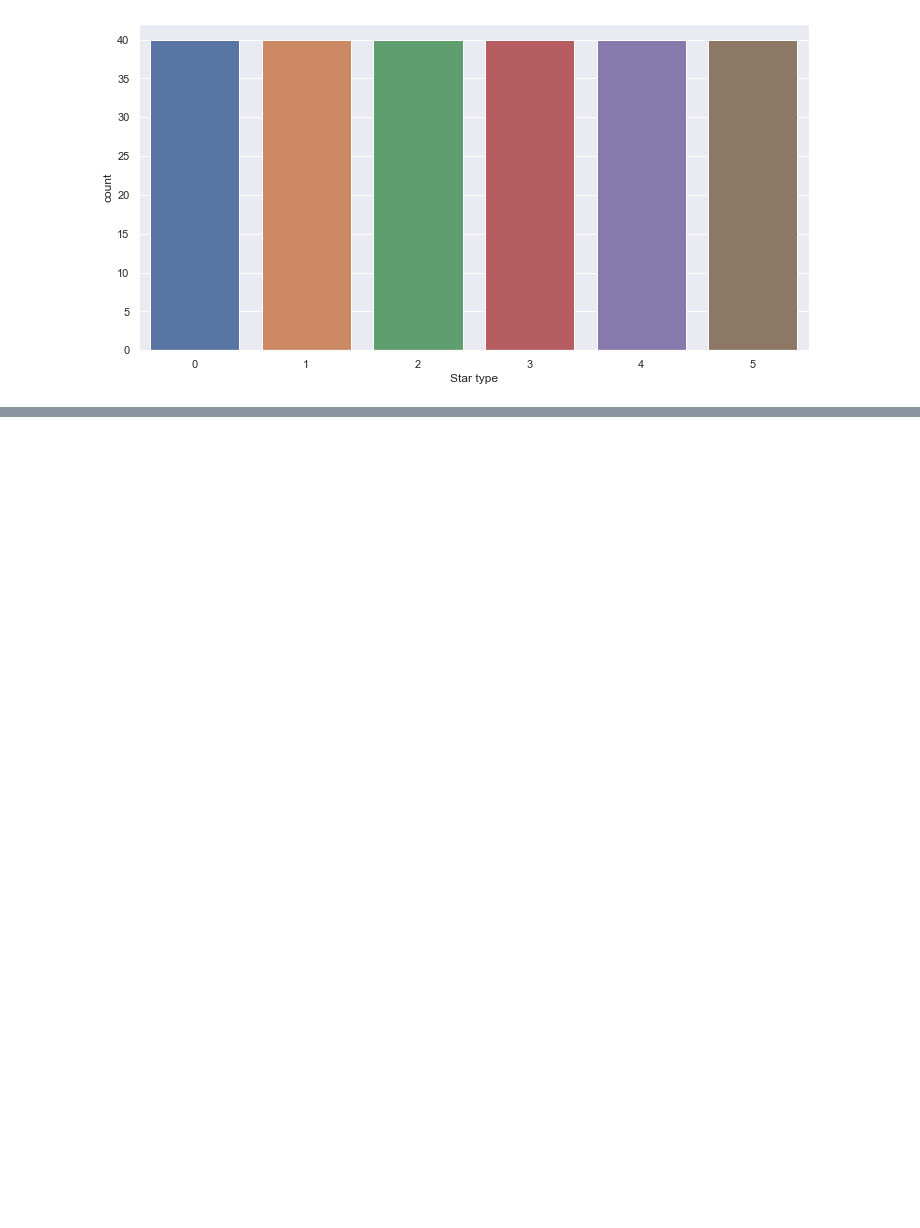
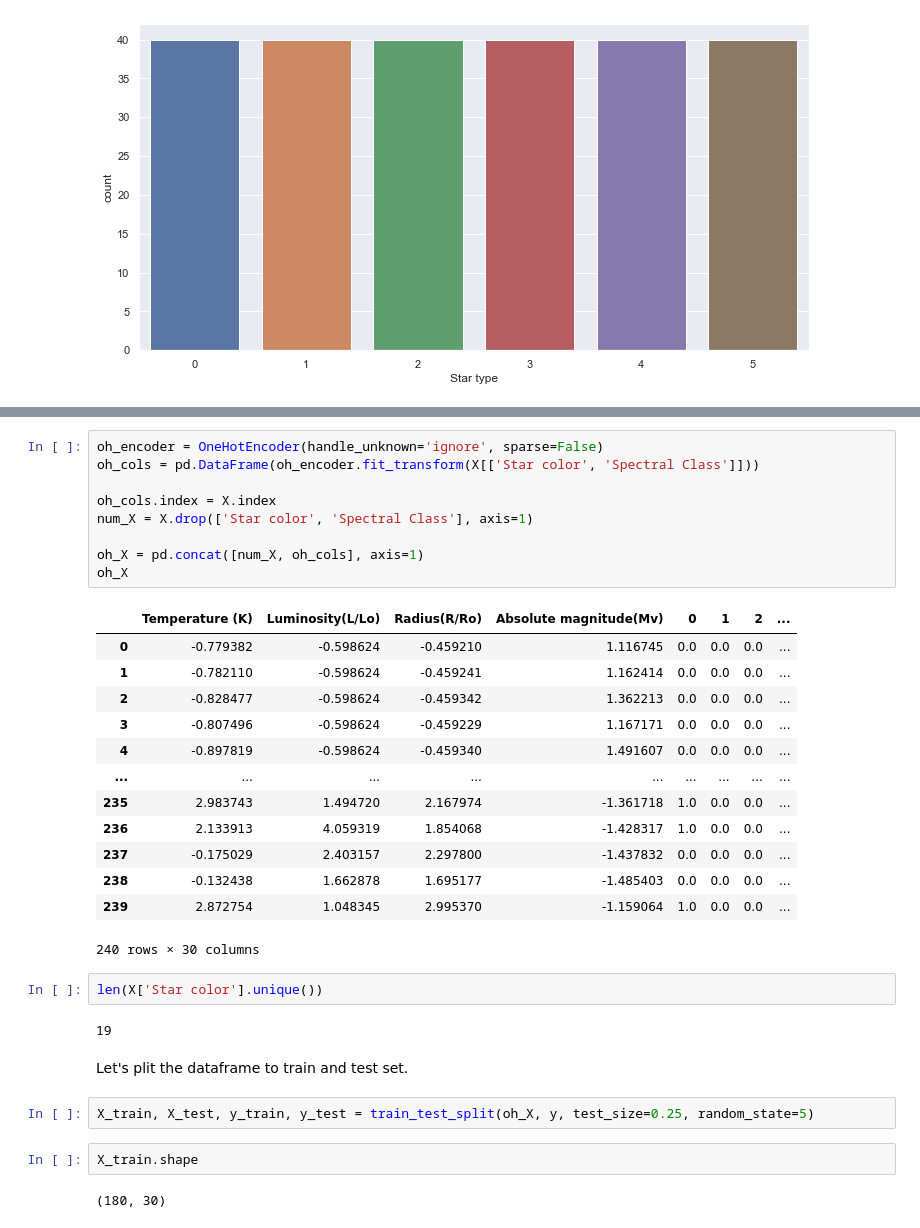
Before and after one commit to BanSolo/Star_types_classification, a Jupyter notebook: notebook/Star type classification notebook.ipynb, the cells around one changed output, grey strips where cells are left out. Drawn from its saved outputs; the diff is of its cells as text; blank space fills up the shorter version.

```diff
--- a/notebook/Star type classification notebook.ipynb
+++ b/notebook/Star type classification notebook.ipynb
@@ -134,0 +156,35 @@ df
+# %%
+oh_encoder = OneHotEncoder(handle_unknown='ignore', sparse=False)
+oh_cols = pd.DataFrame(oh_encoder.fit_transform(X[['Star color', 'Spectral Class']]))
+
+oh_cols.index = X.index
+num_X = X.drop(['Star color', 'Spectral Class'], axis=1)
+
+oh_X = pd.concat([num_X, oh_cols], axis=1)
+oh_X
+# %% [output]
+|  | Temperature (K) | Luminosity(L/Lo) | Radius(R/Ro) | Absolute magnitude(Mv) | 0 | 1 | 2 | ... |
+| 0 | -0.779382 | -0.598624 | -0.459210 | 1.116745 | 0.0 | 0.0 | 0.0 | ... |
+| 1 | -0.782110 | -0.598624 | -0.459241 | 1.162414 | 0.0 | 0.0 | 0.0 | ... |
+| 2 | -0.828477 | -0.598624 | -0.459342 | 1.362213 | 0.0 | 0.0 | 0.0 | ... |
+| 3 | -0.807496 | -0.598624 | -0.459229 | 1.167171 | 0.0 | 0.0 | 0.0 | ... |
+| 4 | -0.897819 | -0.598624 | -0.459340 | 1.491607 | 0.0 | 0.0 | 0.0 | ... |
+| ... | ... | ... | ... | ... | ... | ... | ... | ... |
+| 235 | 2.983743 | 1.494720 | 2.167974 | -1.361718 | 1.0 | 0.0 | 0.0 | ... |
+| 236 | 2.133913 | 4.059319 | 1.854068 | -1.428317 | 1.0 | 0.0 | 0.0 | ... |
+| 237 | -0.175029 | 2.403157 | 2.297800 | -1.437832 | 0.0 | 0.0 | 0.0 | ... |
+| 238 | -0.132438 | 1.662878 | 1.695177 | -1.485403 | 0.0 | 0.0 | 0.0 | ... |
+| 239 | 2.872754 | 1.048345 | 2.995370 | -1.159064 | 1.0 | 0.0 | 0.0 | ... |
+240 rows × 30 columns
+# %%
+len(X['Star color'].unique())
+# %% [output]
+19
+# %% [markdown]
+Let's plit the dataframe to train and test set.
+# %%
+X_train, X_test, y_train, y_test = train_test_split(oh_X, y, test_size=0.25, random_state=5)
+# %%
+X_train.shape
+# %% [output]
+(180, 30)
```
Also changed, not shown: parts of 9 cells of this notebook.
